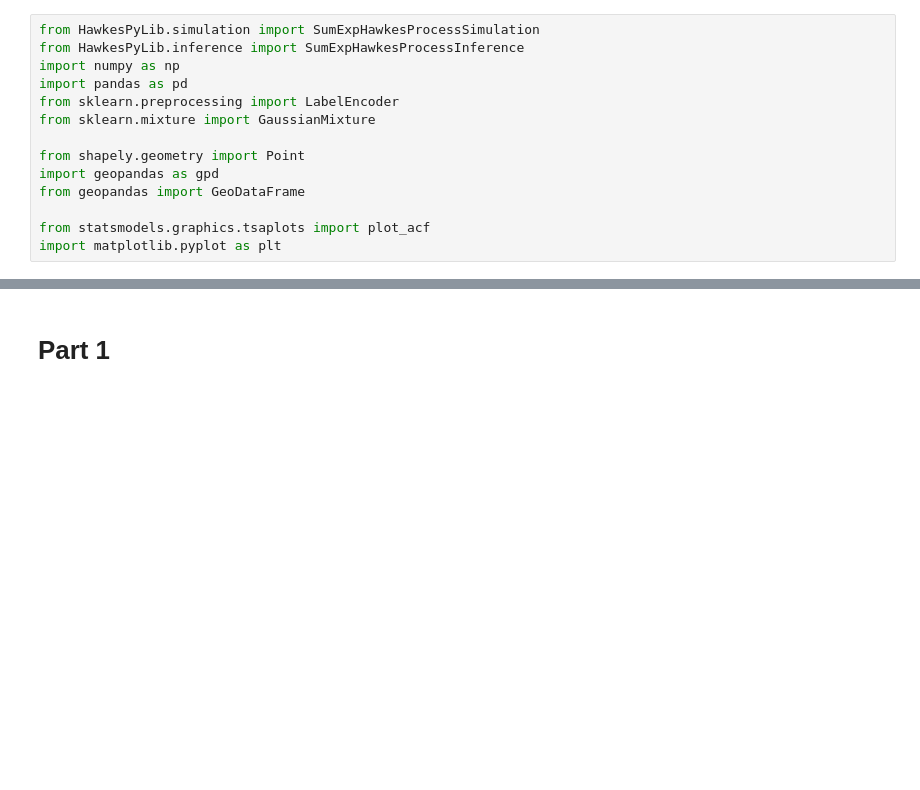
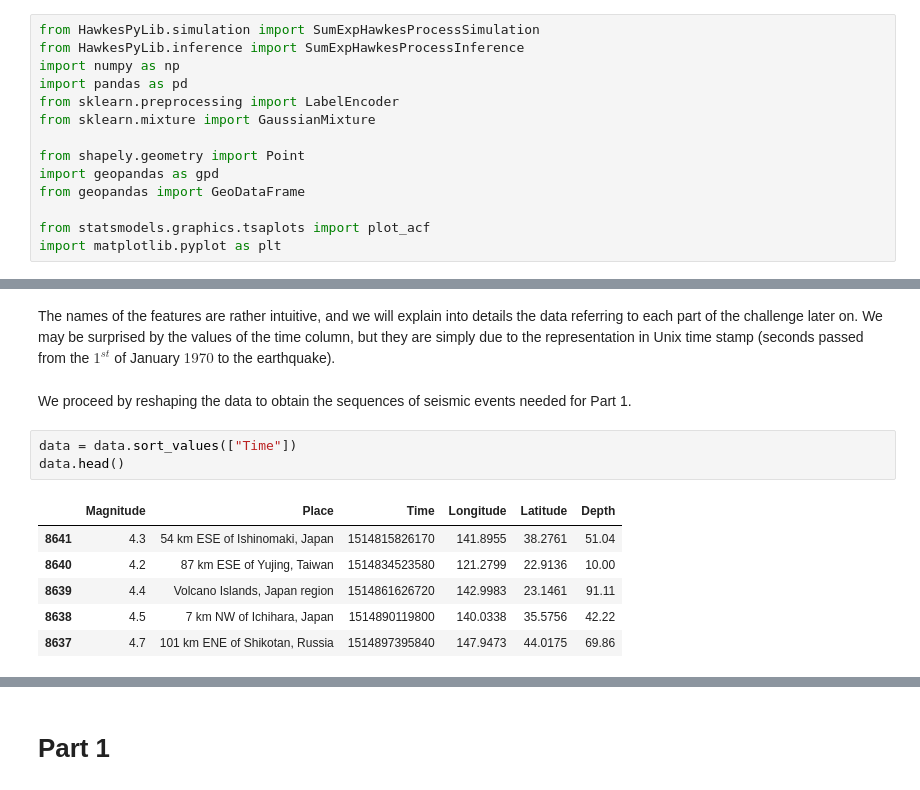
Before and after one commit to DaniloMarinho/Earthquake-generative-modelling, a Jupyter notebook: starting_kit.ipynb, the cells around one changed output, grey strips where cells are left out. Saved outputs shown, nothing was run; the diff lists cells and outputs as text; blank space fills up the shorter version.

```diff
--- a/starting_kit.ipynb
+++ b/starting_kit.ipynb
@@ -38,0 +56,14 @@ import matplotlib.pyplot as plt
+# %% [markdown]
+The names of the features are rather intuitive, and we will explain into details the data referring to each part of the challenge later on. We may be surprised by the values of the time column, but they are simply due to the representation in Unix time stamp (seconds passed from the $1^{st}$ of January $1970$ to the earthquake).
+# %% [markdown]
+We proceed by reshaping the data to obtain the sequences of seismic events needed for Part 1.
+# %%
+data = data.sort_values(["Time"])
+data.head()
+# %% [output]
+|  | Magnitude | Place | Time | Longitude | Latitude | Depth |
+| 8641 | 4.3 | 54 km ESE of Ishinomaki, Japan | 1514815826170 | 141.8955 | 38.2761 | 51.04 |
+| 8640 | 4.2 | 87 km ESE of Yujing, Taiwan | 1514834523580 | 121.2799 | 22.9136 | 10.00 |
+| 8639 | 4.4 | Volcano Islands, Japan region | 1514861626720 | 142.9983 | 23.1461 | 91.11 |
+| 8638 | 4.5 | 7 km NW of Ichihara, Japan | 1514890119800 | 140.0338 | 35.5756 | 42.22 |
+| 8637 | 4.7 | 101 km ENE of Shikotan, Russia | 1514897395840 | 147.9473 | 44.0175 | 69.86 |
```
Also changed, not shown: parts of 17 cells of this notebook.
